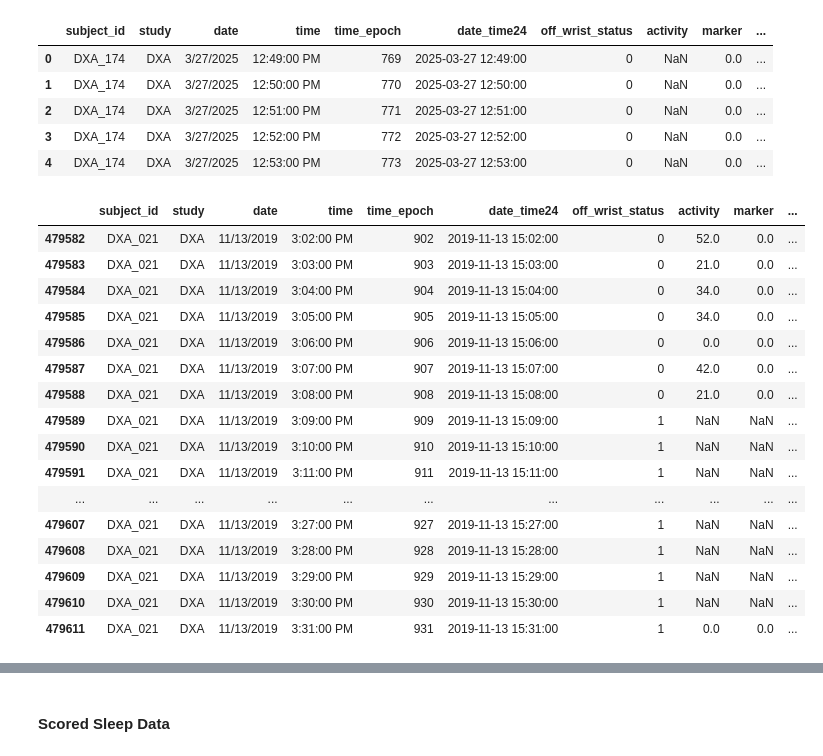
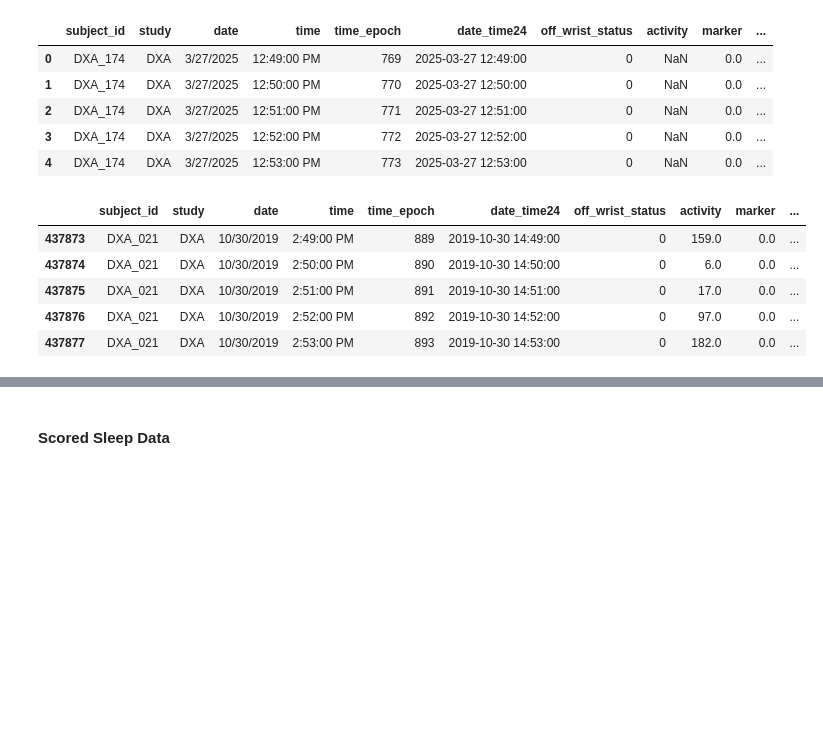
Before and after one commit to Tom-Gooding/Portfolio, a Jupyter notebook: Data_Projects/Rutgers Research/Rutgers_Sleep_Cannabis_Alcohol_study/RUmerging_sleep_actigraphy_data_091026.ipynb, the cells around one changed output, grey strips where cells are left out. Drawn from its saved outputs; the diff is of its cells as text; code cells hidden in the pictures; blank space fills up the shorter version.

```diff
--- a/Data_Projects/Rutgers Research/Rutgers_Sleep_Cannabis_Alcohol_study/RUmerging_sleep_actigraphy_data_091026.ipynb
+++ b/Data_Projects/Rutgers Research/Rutgers_Sleep_Cannabis_Alcohol_study/RUmerging_sleep_actigraphy_data_091026.ipynb
@@ -46,23 +55,12 @@ actigraphy_df.head()
 | 3 | DXA_174 | DXA | 3/27/2025 | 12:52:00 PM | 772 | 2025-03-27 12:52:00 | 0 | NaN | 0.0 | ... |
 | 4 | DXA_174 | DXA | 3/27/2025 | 12:53:00 PM | 773 | 2025-03-27 12:53:00 | 0 | NaN | 0.0 | ... |
 # %%
-actigraphy_df[actigraphy_df['subject_id']=='DXA_021'].tail(30)
+actigraphy_df[actigraphy_df['subject_id']=='DXA_021'].head()
 # %% [output]
 |  | subject_id | study | date | time | time_epoch | date_time24 | off_wrist_status | activity | marker | ... |
-| 479582 | DXA_021 | DXA | 11/13/2019 | 3:02:00 PM | 902 | 2019-11-13 15:02:00 | 0 | 52.0 | 0.0 | ... |
-| 479583 | DXA_021 | DXA | 11/13/2019 | 3:03:00 PM | 903 | 2019-11-13 15:03:00 | 0 | 21.0 | 0.0 | ... |
-| 479584 | DXA_021 | DXA | 11/13/2019 | 3:04:00 PM | 904 | 2019-11-13 15:04:00 | 0 | 34.0 | 0.0 | ... |
-| 479585 | DXA_021 | DXA | 11/13/2019 | 3:05:00 PM | 905 | 2019-11-13 15:05:00 | 0 | 34.0 | 0.0 | ... |
-| 479586 | DXA_021 | DXA | 11/13/2019 | 3:06:00 PM | 906 | 2019-11-13 15:06:00 | 0 | 0.0 | 0.0 | ... |
-| 479587 | DXA_021 | DXA | 11/13/2019 | 3:07:00 PM | 907 | 2019-11-13 15:07:00 | 0 | 42.0 | 0.0 | ... |
-| 479588 | DXA_021 | DXA | 11/13/2019 | 3:08:00 PM | 908 | 2019-11-13 15:08:00 | 0 | 21.0 | 0.0 | ... |
-| 479589 | DXA_021 | DXA | 11/13/2019 | 3:09:00 PM | 909 | 2019-11-13 15:09:00 | 1 | NaN | NaN | ... |
-| 479590 | DXA_021 | DXA | 11/13/2019 | 3:10:00 PM | 910 | 2019-11-13 15:10:00 | 1 | NaN | NaN | ... |
-| 479591 | DXA_021 | DXA | 11/13/2019 | 3:11:00 PM | 911 | 2019-11-13 15:11:00 | 1 | NaN | NaN | ... |
-| ... | ... | ... | ... | ... | ... | ... | ... | ... | ... | ... |
-| 479607 | DXA_021 | DXA | 11/13/2019 | 3:27:00 PM | 927 | 2019-11-13 15:27:00 | 1 | NaN | NaN | ... |
-| 479608 | DXA_021 | DXA | 11/13/2019 | 3:28:00 PM | 928 | 2019-11-13 15:28:00 | 1 | NaN | NaN | ... |
-| 479609 | DXA_021 | DXA | 11/13/2019 | 3:29:00 PM | 929 | 2019-11-13 15:29:00 | 1 | NaN | NaN | ... |
-| 479610 | DXA_021 | DXA | 11/13/2019 | 3:30:00 PM | 930 | 2019-11-13 15:30:00 | 1 | NaN | NaN | ... |
-| 479611 | DXA_021 | DXA | 11/13/2019 | 3:31:00 PM | 931 | 2019-11-13 15:31:00 | 1 | 0.0 | 0.0 | ... |
+| 437873 | DXA_021 | DXA | 10/30/2019 | 2:49:00 PM | 889 | 2019-10-30 14:49:00 | 0 | 159.0 | 0.0 | ... |
+| 437874 | DXA_021 | DXA | 10/30/2019 | 2:50:00 PM | 890 | 2019-10-30 14:50:00 | 0 | 6.0 | 0.0 | ... |
+| 437875 | DXA_021 | DXA | 10/30/2019 | 2:51:00 PM | 891 | 2019-10-30 14:51:00 | 0 | 17.0 | 0.0 | ... |
+| 437876 | DXA_021 | DXA | 10/30/2019 | 2:52:00 PM | 892 | 2019-10-30 14:52:00 | 0 | 97.0 | 0.0 | ... |
+| 437877 | DXA_021 | DXA | 10/30/2019 | 2:53:00 PM | 893 | 2019-10-30 14:53:00 | 0 | 182.0 | 0.0 | ... |
 # %%
```
Also changed, not shown: parts of 10 cells of this notebook, 2 other files.
